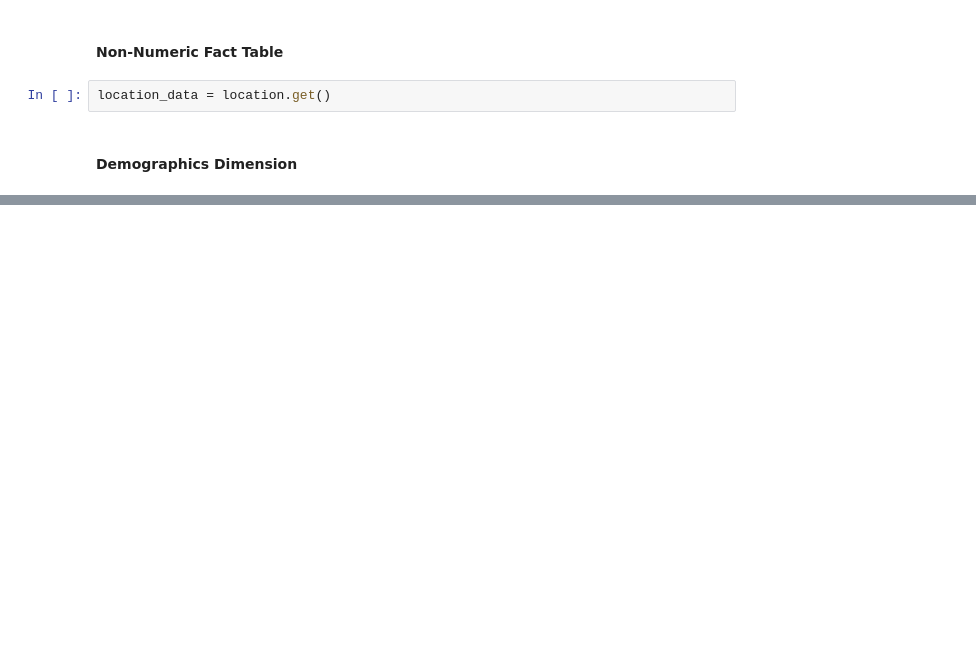
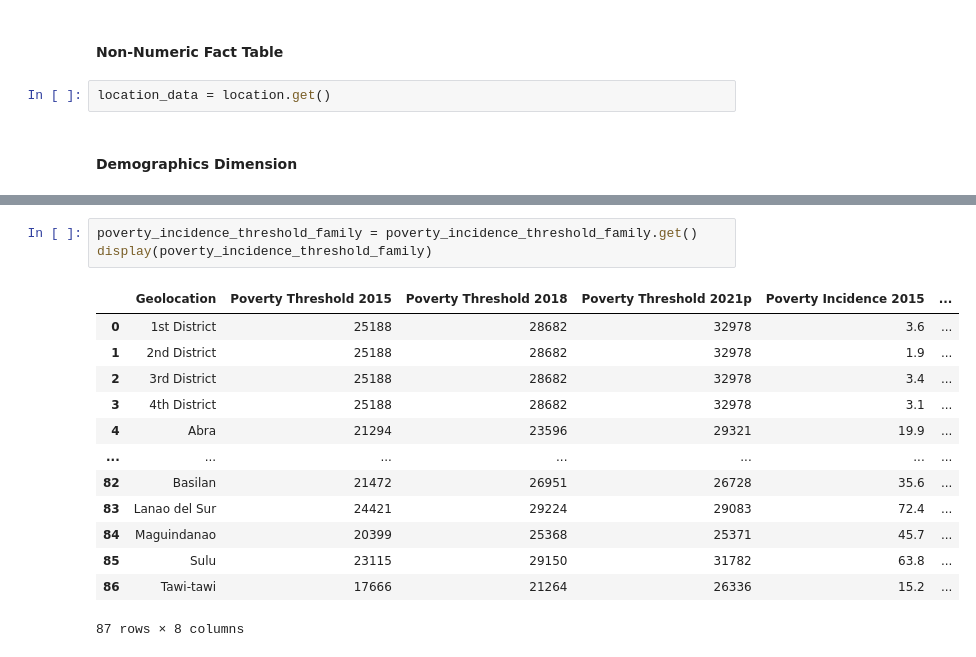
Before and after one commit to PeteCastle/5-SDGs-Dataset, a Jupyter notebook: main.ipynb, the cells around one changed output, grey strips where cells are left out. Cells and saved outputs as stored; diff of their text form; blank space fills up the shorter version.

Commit message:
Added poverty attributes

```diff
--- a/main.ipynb
+++ b/main.ipynb
@@ -66,0 +164,17 @@ OSError: Cannot save file into a non-existent directory: 'partial_data'
+# %%
+poverty_incidence_threshold_family = poverty_incidence_threshold_family.get()
+display(poverty_incidence_threshold_family)
+# %% [output]
+|  | Geolocation | Poverty Threshold 2015 | Poverty Threshold 2018 | Poverty Threshold 2021p | Poverty Incidence 2015 | ... |
+| 0 | 1st District | 25188 | 28682 | 32978 | 3.6 | ... |
+| 1 | 2nd District | 25188 | 28682 | 32978 | 1.9 | ... |
+| 2 | 3rd District | 25188 | 28682 | 32978 | 3.4 | ... |
+| 3 | 4th District | 25188 | 28682 | 32978 | 3.1 | ... |
+| 4 | Abra | 21294 | 23596 | 29321 | 19.9 | ... |
+| ... | ... | ... | ... | ... | ... | ... |
+| 82 | Basilan | 21472 | 26951 | 26728 | 35.6 | ... |
+| 83 | Lanao del Sur | 24421 | 29224 | 29083 | 72.4 | ... |
+| 84 | Maguindanao | 20399 | 25368 | 25371 | 45.7 | ... |
+| 85 | Sulu | 23115 | 29150 | 31782 | 63.8 | ... |
+| 86 | Tawi-tawi | 17666 | 21264 | 26336 | 15.2 | ... |
+87 rows × 8 columns
```
Also changed, not shown: parts of 16 cells of this notebook, 34 other files.
